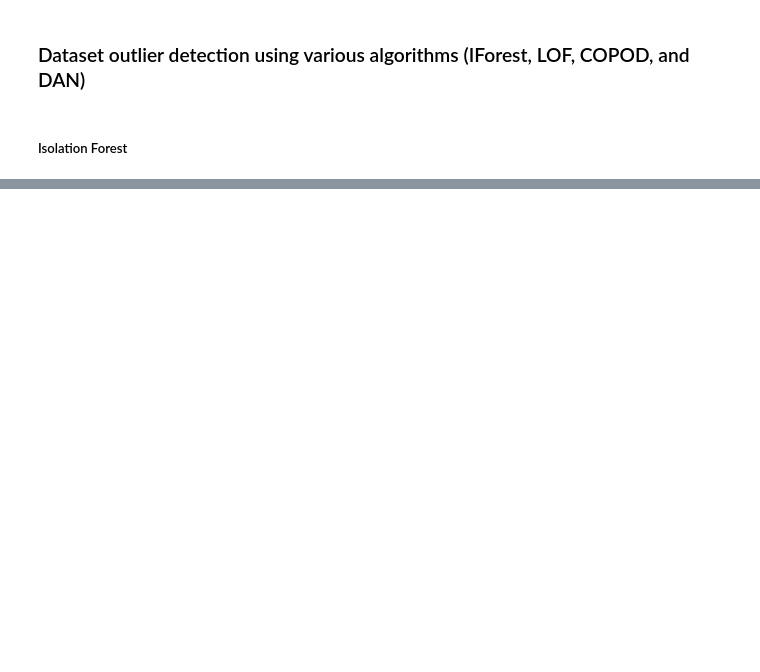
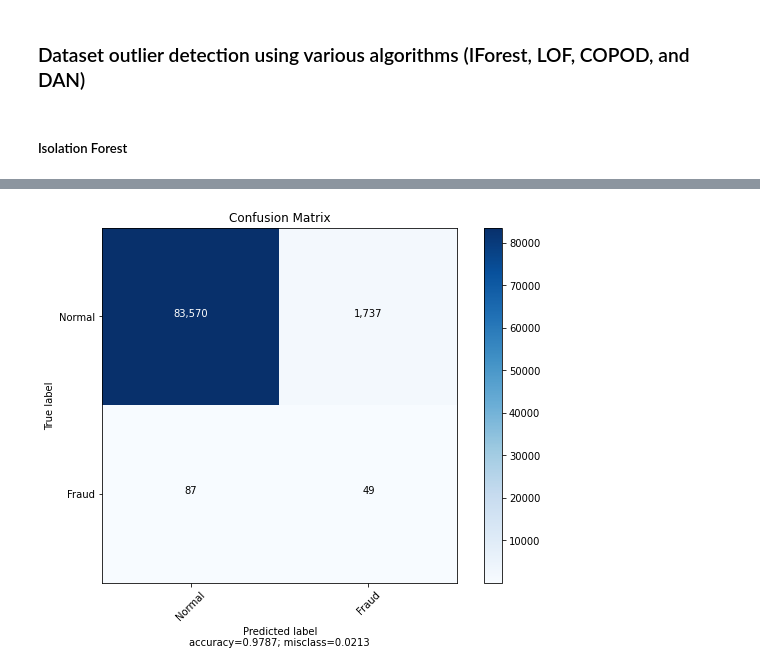
Before and after one commit to OdenDavid/Credit-Card-Fraud-Detection, a Jupyter notebook: project.ipynb, the cells around one changed output, grey strips where cells are left out. Saved outputs shown, nothing was run; the diff lists cells and outputs as text; code cells hidden in the pictures; blank space fills up the shorter version.

```diff
--- a/project.ipynb
+++ b/project.ipynb
@@ -374,5 +348,0 @@ y_test -  (85443,)
-# %%
-isofo = IsolationForest()
-isofo.fit(X_train, y_train)
-
-y_pred = isofo.predict(X_test)
@@ -416,0 +358,18 @@ print('After ', counter)"""
+# %%
+# Oversampling only on train
+
+print('Original dataset shape %s' % Counter(y_train))
+random_state = 42
+
+adasyn = SMOTE(random_state=42)
+X_res, y_res = adasyn.fit_resample(X_train, y_train)
+
+print('Resampled dataset shape %s' % Counter(y_res))
+
+X_train_smote = X_res
+y_train_smote = y_res
+
+print("X_train - ",X_train_smote.shape)
+print("y_train - ",y_train_smote.shape)
+print("X_test - ",X_test.shape)
+print("y_test - ",y_test.shape)
@@ -526,0 +437,6 @@ scores2 = cross_validate(pipeline, XcopyALL, OnlyClass, scoring=scoring, cv=cv2)
+# %%
+# Train with SMOTE data
+isofo_smote = IsolationForest()
+isofo_smote.fit(X_train_smote, y_train_smote)
+
+y_pred_smote = isofo_smote.predict(X_test)
@@ -526,0 +523,13 @@ scores2 = cross_validate(pipeline, XcopyALL, OnlyClass, scoring=scoring, cv=cv2)
+# %%
+CM_smote = confusion_matrix(y_test, y_pred_smote)
+tn, fp, fn, tp = confusion_matrix(y_test, y_pred_smote).ravel()
+
+CM_adasyn = confusion_matrix(y_test, y_pred_adasyn)
+tn, fp, fn, tp = confusion_matrix(y_test, y_pred_adasyn).ravel()
+# %%
+plot_confusion_matrix(CM_smote,
+                      normalize    = False,
+                      target_names = ['Normal', 'Fraud'],
+                      title        = "Confusion Matrix")
+# %% [output]
+[figure, added]
```
Also changed, not shown: parts of 33 cells of this notebook.
